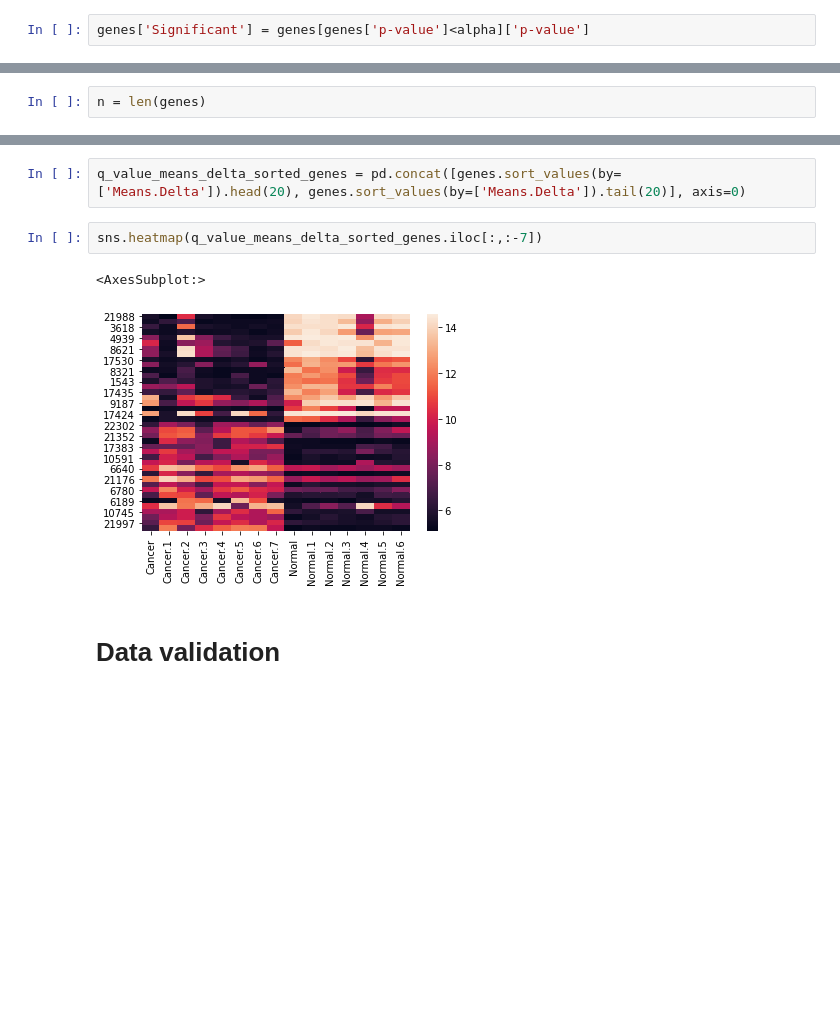
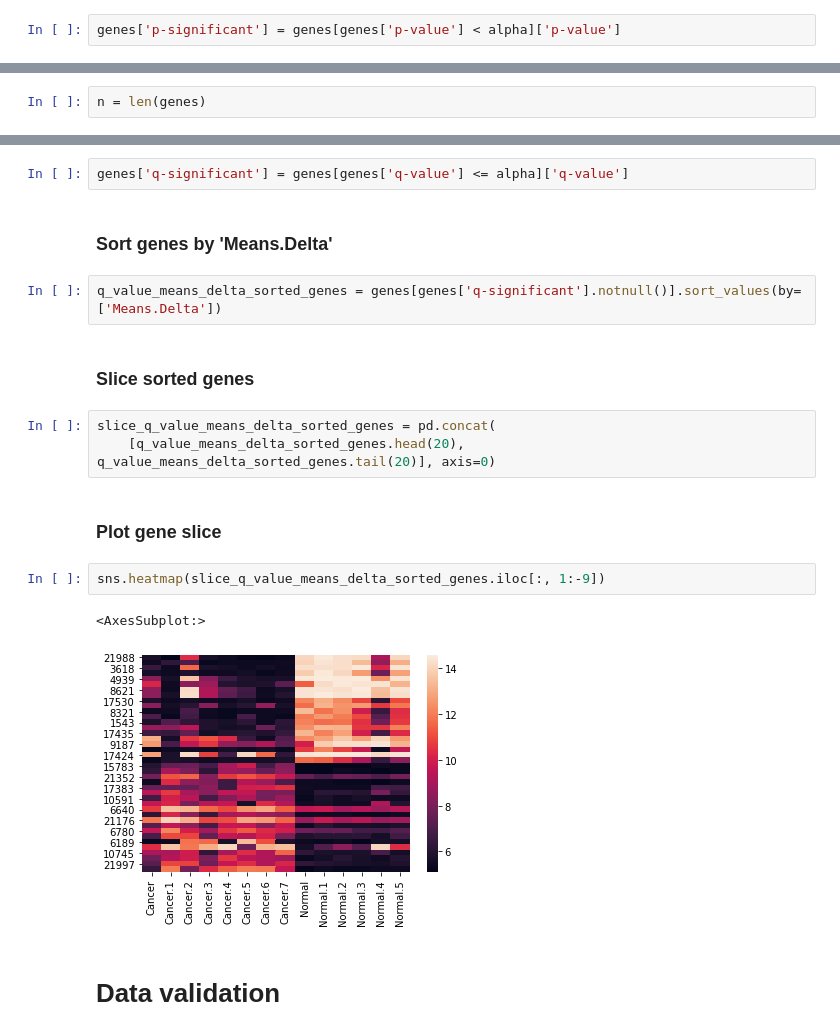
Before and after one commit to mzamayias/uni-work, a Jupyter notebook: lab/assignments/assignment_1/assignment_1.ipynb, the cells around one changed output, grey strips where cells are left out. Drawn from its saved outputs; the diff is of its cells as text; blank space fills up the shorter version.

```diff
--- a/lab/assignments/assignment_1/assignment_1.ipynb
+++ b/lab/assignments/assignment_1/assignment_1.ipynb
@@ -71,7 +70,7 @@ genes["p-value"] = [
 # %%
 alpha = 0.05
 # %%
-genes['Significant'] = genes[genes['p-value']<alpha]['p-value']
+genes['p-significant'] = genes[genes['p-value'] < alpha]['p-value']
 # %% [markdown]
 ### Sort genes with `p-value < 0.05` by `Means.Delta`
 # %%
@@ -125,9 +148,20 @@ genes['q-value'] = [
+# %%
+genes['q-significant'] = genes[genes['q-value'] <= alpha]['q-value']
+# %% [markdown]
+### Sort genes by 'Means.Delta'
+# %%
+q_value_means_delta_sorted_genes = genes[genes['q-significant'].notnull()].sort_values(by=['Means.Delta'])
+# %% [markdown]
+### Slice sorted genes
 # %%
-q_value_means_delta_sorted_genes = pd.concat([genes.sort_values(by=['Means.Delta']).head(20), genes.sort_values(by=['Means.Delta']).tail(20)], axis=0)
+slice_q_value_means_delta_sorted_genes = pd.concat(
+    [q_value_means_delta_sorted_genes.head(20), q_value_means_delta_sorted_genes.tail(20)], axis=0)
+# %% [markdown]
+### Plot gene slice
 # %%
-sns.heatmap(q_value_means_delta_sorted_genes.iloc[:,:-7])
+sns.heatmap(slice_q_value_means_delta_sorted_genes.iloc[:, 1:-9])
 # %% [output]
 <AxesSubplot:>
-[figure, old version]
+[figure, new version]
 # %% [markdown]
 # Data validation
```
Also changed, not shown: parts of 18 cells of this notebook.
